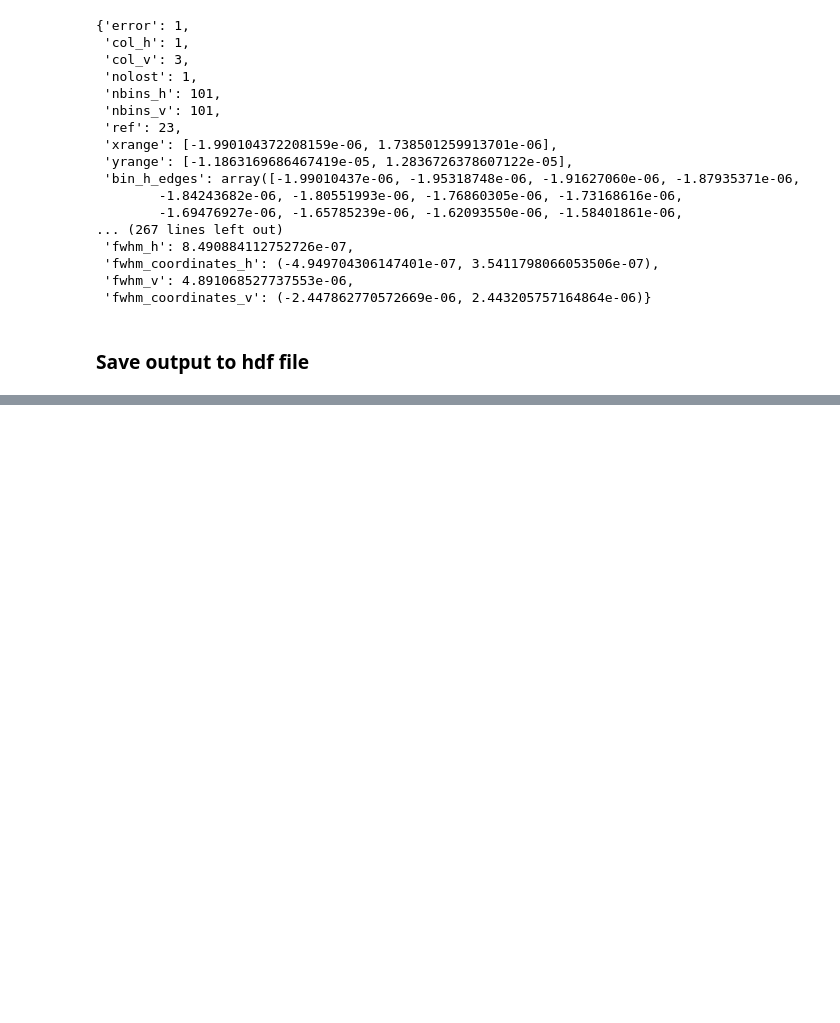
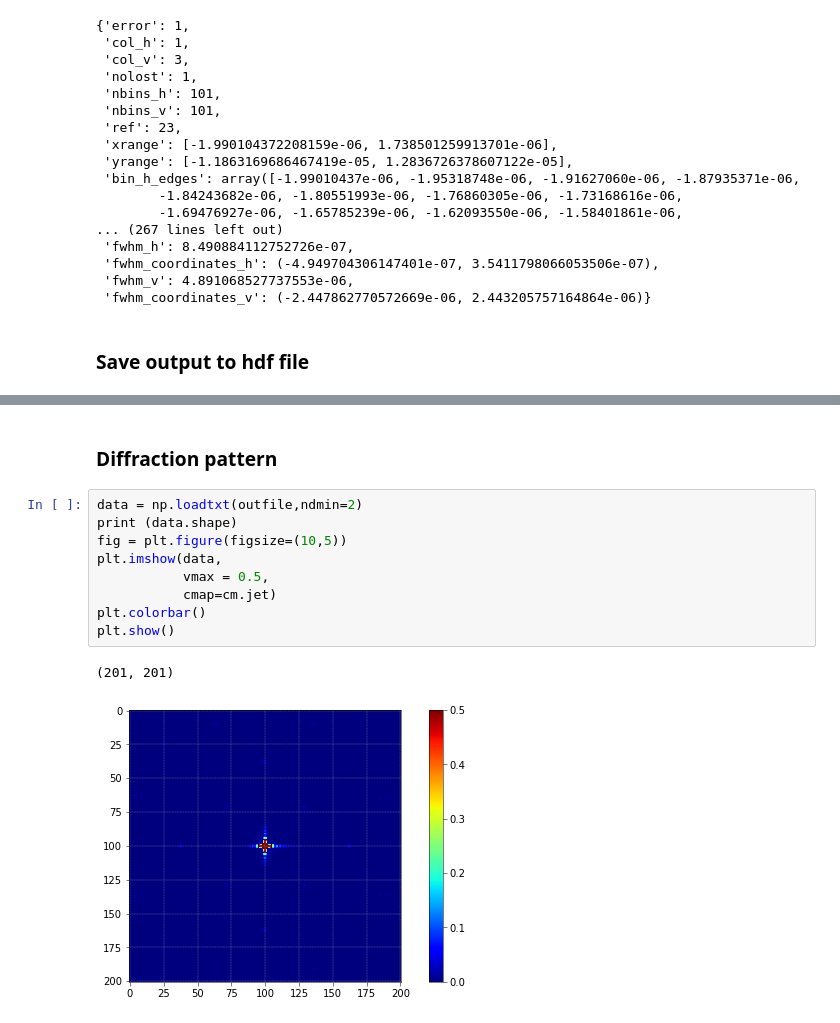
Before and after one commit to PaNOSC-ViNYL/workshop2020, a Jupyter notebook: demo/team3/ShadowToSimEx_notebook.ipynb, the cells around one changed output, grey strips where cells are left out. Cells and saved outputs as stored; diff of their text form; blank space fills up the shorter version.

```diff
--- a/demo/team3/ShadowToSimEx_notebook.ipynb
+++ b/demo/team3/ShadowToSimEx_notebook.ipynb
@@ -498,0 +560,14 @@ drwxrwxr-x 6 aljosa aljosa       4096 apr 30 12:19  workshop2020/
+# %% [markdown]
+### Diffraction pattern
+# %%
+data = np.loadtxt(outfile,ndmin=2)
+print (data.shape)
+fig = plt.figure(figsize=(10,5))
+plt.imshow(data,
+           vmax = 0.5,
+           cmap=cm.jet)
+plt.colorbar()
+plt.show()
+# %% [output]
+(201, 201)
+[figure, added]
```
Also changed, not shown: parts of 16 cells of this notebook, 2 other files.
